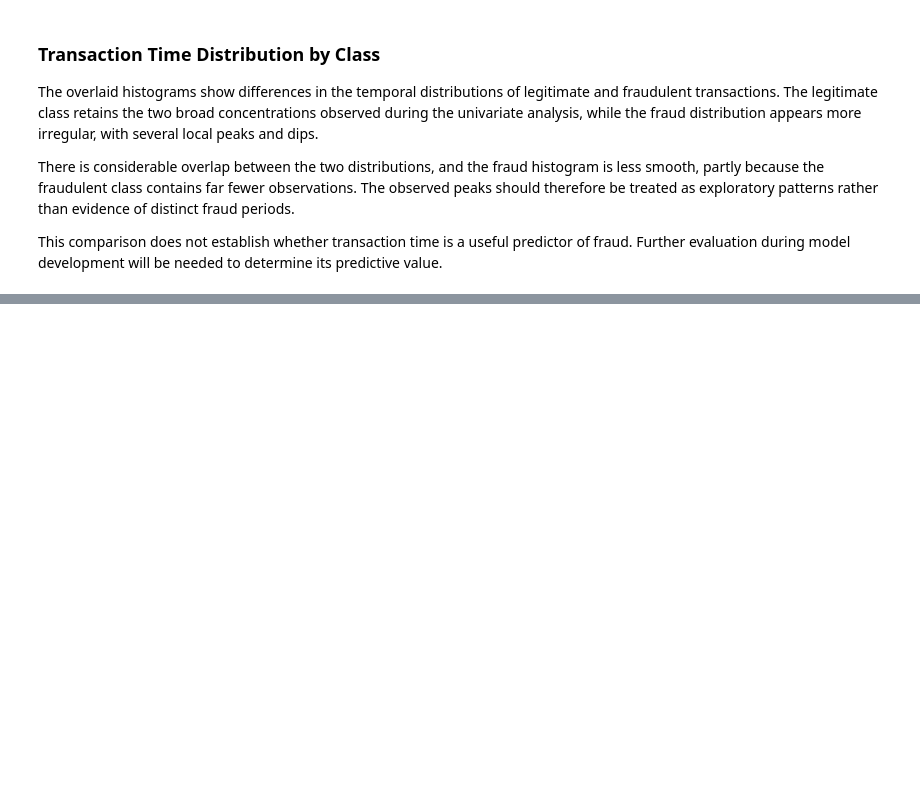
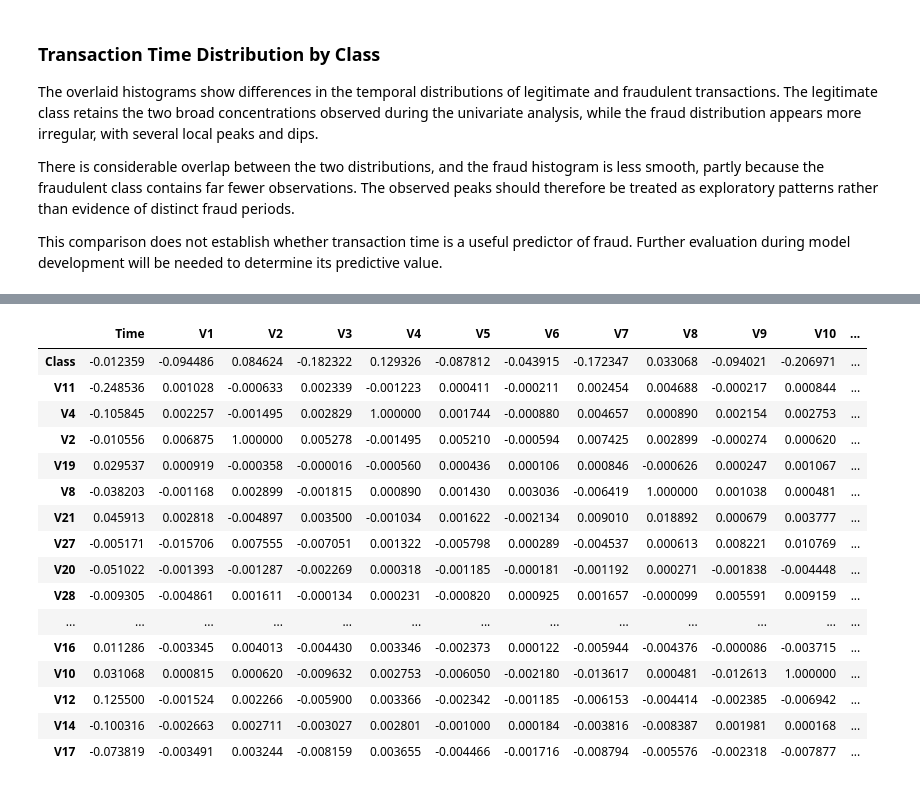
Before and after one commit to Kolade-favour/fraud-detection-system, a Jupyter notebook: notebooks/01_clean_eda.ipynb, the cells around one changed output, grey strips where cells are left out. Saved outputs shown, nothing was run; the diff lists cells and outputs as text; code cells hidden in the pictures; blank space fills up the shorter version.

```diff
--- a/notebooks/01_clean_eda.ipynb
+++ b/notebooks/01_clean_eda.ipynb
@@ -540,0 +595,22 @@ This comparison does not establish whether transaction time is a useful predicto
+# %%
+corr_matrix = df.corr()
+
+corr_matrix.sort_values(by='Class', ascending=False)
+# %% [output]
+|  | Time | V1 | V2 | V3 | V4 | V5 | V6 | V7 | V8 | V9 | V10 | ... |
+| Class | -0.012359 | -0.094486 | 0.084624 | -0.182322 | 0.129326 | -0.087812 | -0.043915 | -0.172347 | 0.033068 | -0.094021 | -0.206971 | ... |
+| V11 | -0.248536 | 0.001028 | -0.000633 | 0.002339 | -0.001223 | 0.000411 | -0.000211 | 0.002454 | 0.004688 | -0.000217 | 0.000844 | ... |
+| V4 | -0.105845 | 0.002257 | -0.001495 | 0.002829 | 1.000000 | 0.001744 | -0.000880 | 0.004657 | 0.000890 | 0.002154 | 0.002753 | ... |
+| V2 | -0.010556 | 0.006875 | 1.000000 | 0.005278 | -0.001495 | 0.005210 | -0.000594 | 0.007425 | 0.002899 | -0.000274 | 0.000620 | ... |
+| V19 | 0.029537 | 0.000919 | -0.000358 | -0.000016 | -0.000560 | 0.000436 | 0.000106 | 0.000846 | -0.000626 | 0.000247 | 0.001067 | ... |
+| V8 | -0.038203 | -0.001168 | 0.002899 | -0.001815 | 0.000890 | 0.001430 | 0.003036 | -0.006419 | 1.000000 | 0.001038 | 0.000481 | ... |
+| V21 | 0.045913 | 0.002818 | -0.004897 | 0.003500 | -0.001034 | 0.001622 | -0.002134 | 0.009010 | 0.018892 | 0.000679 | 0.003777 | ... |
+| V27 | -0.005171 | -0.015706 | 0.007555 | -0.007051 | 0.001322 | -0.005798 | 0.000289 | -0.004537 | 0.000613 | 0.008221 | 0.010769 | ... |
+| V20 | -0.051022 | -0.001393 | -0.001287 | -0.002269 | 0.000318 | -0.001185 | -0.000181 | -0.001192 | 0.000271 | -0.001838 | -0.004448 | ... |
+| V28 | -0.009305 | -0.004861 | 0.001611 | -0.000134 | 0.000231 | -0.000820 | 0.000925 | 0.001657 | -0.000099 | 0.005591 | 0.009159 | ... |
+| ... | ... | ... | ... | ... | ... | ... | ... | ... | ... | ... | ... | ... |
+| V16 | 0.011286 | -0.003345 | 0.004013 | -0.004430 | 0.003346 | -0.002373 | 0.000122 | -0.005944 | -0.004376 | -0.000086 | -0.003715 | ... |
+| V10 | 0.031068 | 0.000815 | 0.000620 | -0.009632 | 0.002753 | -0.006050 | -0.002180 | -0.013617 | 0.000481 | -0.012613 | 1.000000 | ... |
+| V12 | 0.125500 | -0.001524 | 0.002266 | -0.005900 | 0.003366 | -0.002342 | -0.001185 | -0.006153 | -0.004414 | -0.002385 | -0.006942 | ... |
+| V14 | -0.100316 | -0.002663 | 0.002711 | -0.003027 | 0.002801 | -0.001000 | 0.000184 | -0.003816 | -0.008387 | 0.001981 | 0.000168 | ... |
+| V17 | -0.073819 | -0.003491 | 0.003244 | -0.008159 | 0.003655 | -0.004466 | -0.001716 | -0.008794 | -0.005576 | -0.002318 | -0.007877 | ... |
```
Also changed, not shown: parts of 9 cells of this notebook, 2 other files.
